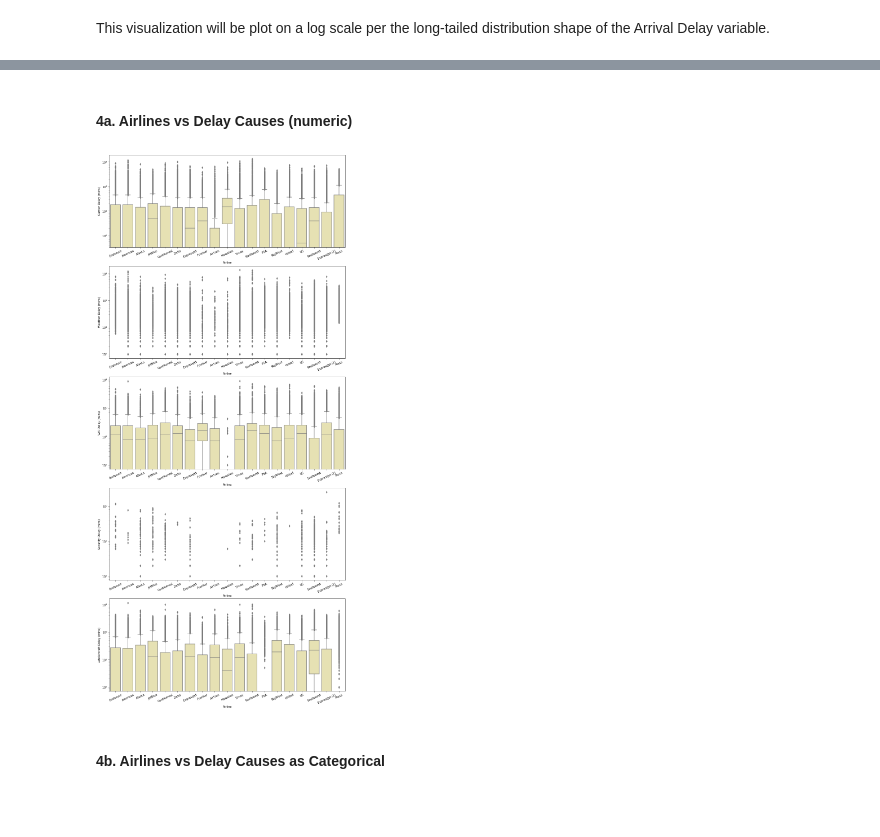
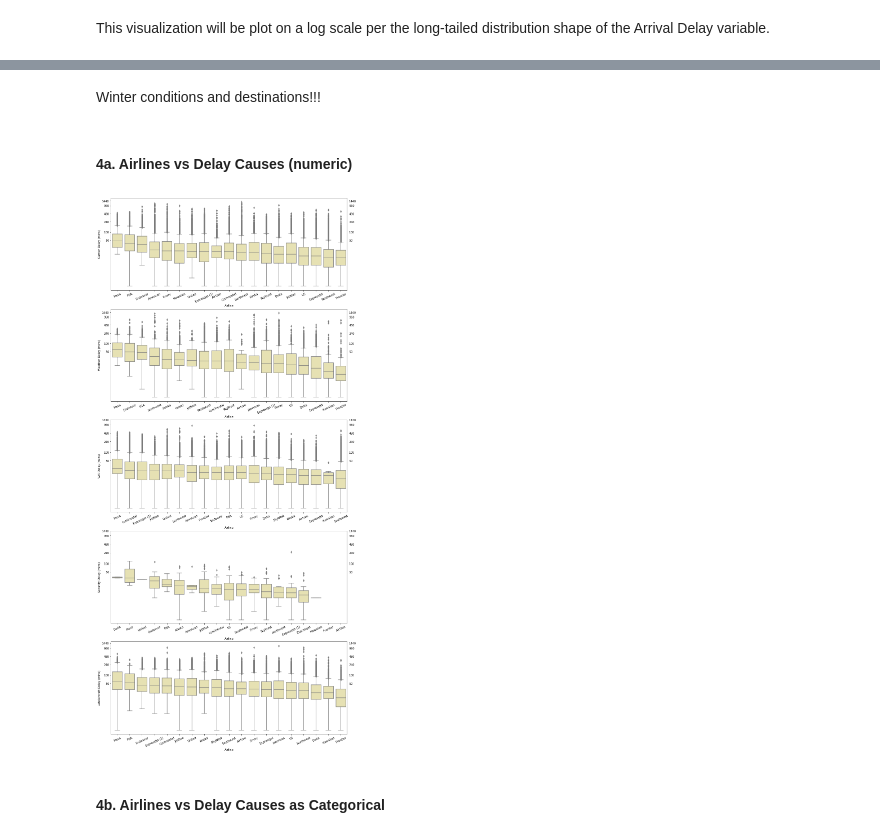
Before and after one commit to thaisruiz/udacity-communicating-data-findings, a Jupyter notebook: Flights_exploration_in_progress.ipynb, the cells around one changed output, grey strips where cells are left out. Saved outputs shown, nothing was run; the diff lists cells and outputs as text; code cells hidden in the pictures; blank space fills up the shorter version.

```diff
--- a/Flights_exploration_in_progress.ipynb
+++ b/Flights_exploration_in_progress.ipynb
@@ -1188,34 +1170,0 @@ True
-# %%
-# Bar chart plotting (FROM UNIVARIATE EXPLORATION) - IT SHOUlD BE SORTED BY PROPORTION
-
-cat_order = flights['UniqueCarrier'].value_counts().index
-
-plt.figure(figsize=(16,12))
-ax1 = sb.countplot(data=flights, y='UniqueCarrier', color='lightblue', order=cat_order)
-ax2 = sb.countplot(data=delayed_flights, y='UniqueCarrier', color='lavender', order=cat_order)
-
-# Annotations in Delayed flights bars
-ax1_patch_widths = [p.get_width() for p in ax1.patches]
-ax2_patch_widths = [p.get_width() for p in ax2.patches]
-
-texts=[ str(round(ax2_patch_widths[idx]*100 / ax1_patch_widths[idx],2))+'%' for idx in np.arange(0, len(Airlines)) ]
-
-for p in ax2.patches:
-    idx = ax2.patches.index(p)
-    plt.annotate(texts[idx], (p.get_width()-1000, p.get_y()))
-#    patch.set_height(.8)
-
-#ax1 = plt.bar(day_avg.index, day_avg, color='peachpuff', label='All flights')
-#ax2 = plt.bar(day_avg2.index, day_avg2, color='peru', label='Delayed flights', width=.6)
-
-plt.title( 'Domestic Flights on Dec-2008', fontsize=14)
-plt.xlabel('Flight Operations')
-plt.ylabel('Airlines');
-
-xlocs   = [0, 10e3, 20e3, 30e3, 40e3, 50e3, 60e3, 70e3, 80e3, 90e3, 10e4]
-xlabels = ['{}k'.format(i*10) for i in np.arange(0,11)]
-plt.xticks(xlocs, xlabels)
-
-ylocs, ylabels = plt.yticks()
-ylabels = [Airlines[cat] for cat in cat_order]
-plt.yticks(ylocs, ylabels);
@@ -1225,20 +1235,30 @@ IndexError: list index out of range
+# %% [markdown]
+Winter conditions and destinations!!!
 # %% [markdown]
 #### 4a. Airlines vs Delay Causes (numeric)
 # %%
 fig = plt.figure(figsize=(15, 35))
 
 for col in delay_cols:
     idx = delay_cols.index(col)
     plt.subplot(5,1,idx+1)
-    sb.boxplot(data=delayed_flights, x='UniqueCarrier', y=col, color='palegoldenrod');
+    data = delayed_flights[delayed_flights[col]>0]
+    order = data.groupby('UniqueCarrier')[col].median().sort_values(ascending=False).index
+    ax = sb.boxplot(data=data, x='UniqueCarrier', y=col, color='palegoldenrod', order=order);
     plt.yscale('log')
     plt.xlabel('Airline')
     plt.ylabel(col[:-5] + ' Delay (mins)')
 
     xlocs, xlabels = plt.xticks()
     xlabl = [Airlines[label.get_text()] for label in xlabels]
     plt.xticks(xlocs, xlabl, rotation = 25)
+    yticks = [50, 100, 240, 480, 960, 1440]
+    plt.yticks(yticks, yticks);
+
+    # show tick labels in the right y-axis
+    plt.tick_params(axis='y', which='both', labelleft='on', labelright='on')
+    ax.yaxis.set_minor_locator(plt.NullLocator());
 # %% [output]
-[figure, old version]
+[figure, new version]
 # %% [markdown]
 #### 4b. Airlines vs Delay Causes as Categorical
```
Also changed, not shown: parts of 29 cells of this notebook.
